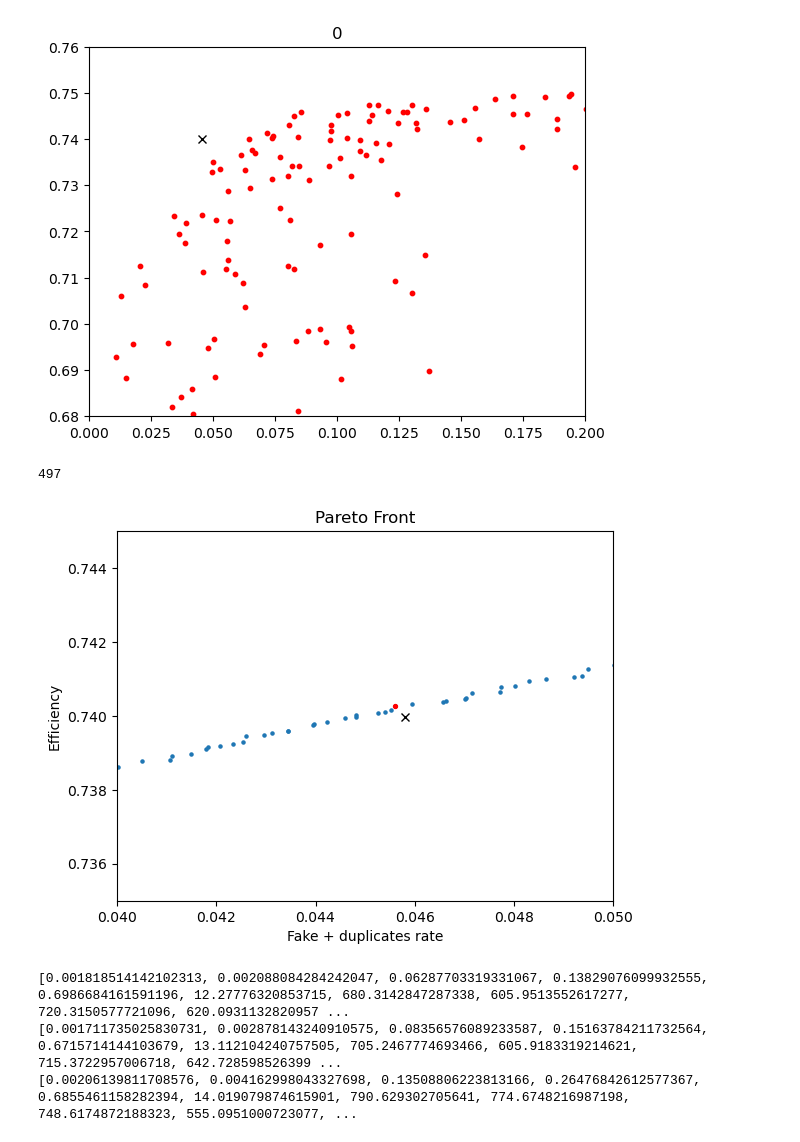
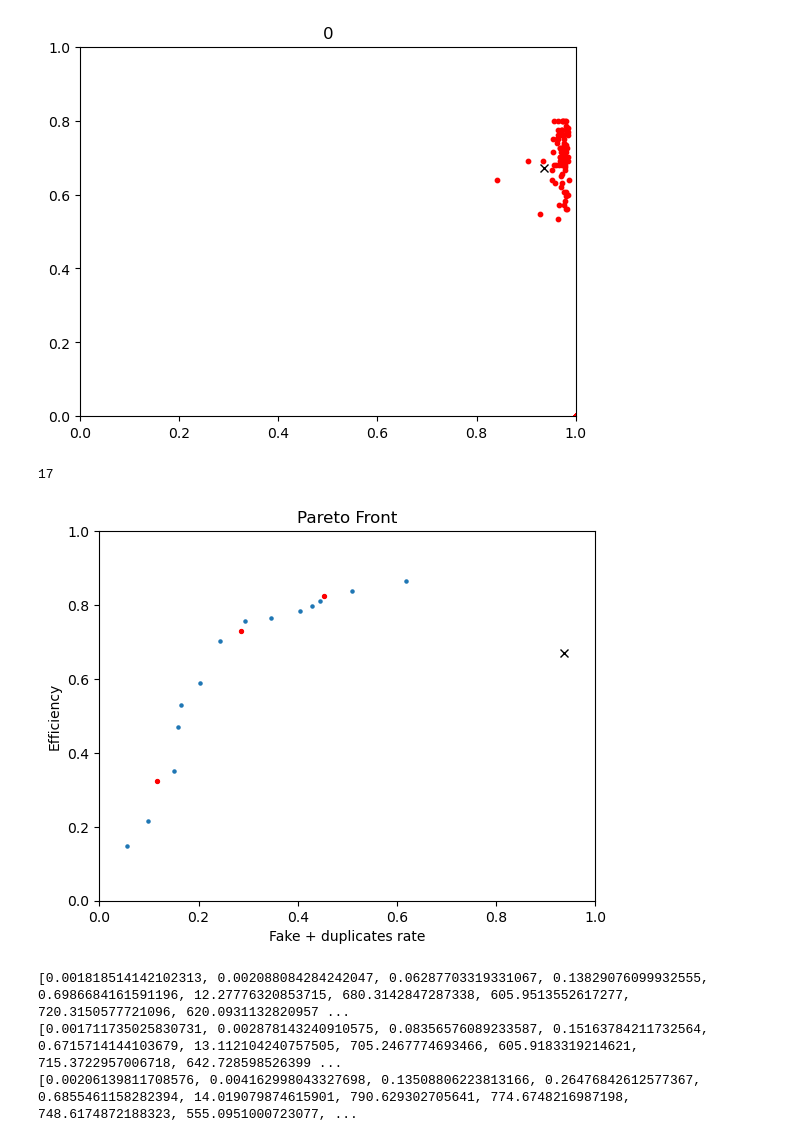
Before and after one commit to lguzzi/CA-parameter-tuning, a Jupyter notebook: plotting.ipynb, the cells around one changed output. Drawn from its saved outputs; the diff is of its cells as text; code cells hidden in the pictures.

```diff
--- a/plotting.ipynb
+++ b/plotting.ipynb
@@ -7,8 +7,8 @@ import utils
 import os
 # %%
 num_agents = 200
-num_iterations = 100
-num_params = 25
+num_iterations = 500
+num_params = 6
 params_names = ['CAThetaCutBarrel', 'CAThetaCutForward', 'dcaCutInnerTriplet', 'dcaCutOuterTriplet']
 params_lb = [0.0, 0.0, 0.0, 0.0]
 params_ub = [0.006, 0.03, 0.2, 1.0]
@@ -27,8 +27,8 @@ fig, ax = plt.subplots()
 def animate(i):
     fig.clear()
     ax = fig.add_subplot(111)
-    ax.set_xlim(0., 0.2)
-    ax.set_ylim(0.68, 0.76)
+    ax.set_xlim(0, 1)
+    ax.set_ylim(0., 1)
     # s = ax.scatter(metrics[0][1], 1 - metrics[0][0], s=10)
     s = ax.scatter(metrics[i][1], 1 - metrics[i][0], c="red", s=10)
     # s = ax.scatter(metrics[num_iterations - 1][1], 1 - metrics[num_iterations - 1][0], c="green", s=10)
@@ -41,7 +41,7 @@ def animate(i):
 ani=animation.FuncAnimation(fig, animate, interval=200, frames=range(num_iterations))
 ani.save('temp/metrics.gif', writer='pillow')
 # %% [output]
-[figure, old version]
+[figure, new version]
 # %%
 pareto_front = utils.read_csv('checkpoint/pareto_front.csv')
 pareto_front = pareto_front[pareto_front[:, num_params + 1].argsort()]
@@ -53,29 +53,29 @@ pareto_y = [1 - particle[num_params] for particle in pareto_front]
 # %%
 len(pareto_front)
 # %% [output]
-497
+17
 # %%
-point1 = pareto_front[80]
-point2 = pareto_front[123]
-point3 = pareto_front[257]
+point1 = pareto_front[2]
+point2 = pareto_front[8]
+point3 = pareto_front[14]
 
 
 plt.scatter(pareto_x, pareto_y, s=5)
 plt.plot(default_metrics[1], 1 - default_metrics[0], 'x', color='black')
 plt.scatter([point1[num_params + 1], point2[num_params + 1], point3[num_params + 1]],
             [1 - point1[num_params], 1 - point2[num_params], 1 - point3[num_params]], color='red', s=8)
 # plt.scatter([point1[5] + point1[6], point2[5] + point2[6], point3[5] + point3[6]], [1 - point1[4], 1 - point2[4], 1 - point3[4]], color='red', s=8)
 
 # plt.scatter(point1[5], 1 - point1[4], color='red', s=8)
-plt.xlim(0.04, 0.05)
-plt.ylim(0.735, 0.745)
+plt.xlim(0, 1)
+plt.ylim(0., 1)
 plt.xlabel("Fake + duplicates rate")
 plt.ylabel("Efficiency")
 plt.title("Pareto Front")
 plt.savefig('../pf.png')
 plt.show()
 # %% [output]
-[figure, old version]
+[figure, new version]
 # %%
 print([point1[i] for i in range(num_params)])
 print([point2[i] for i in range(num_params)])
```
Also changed, not shown: 2 other files.
